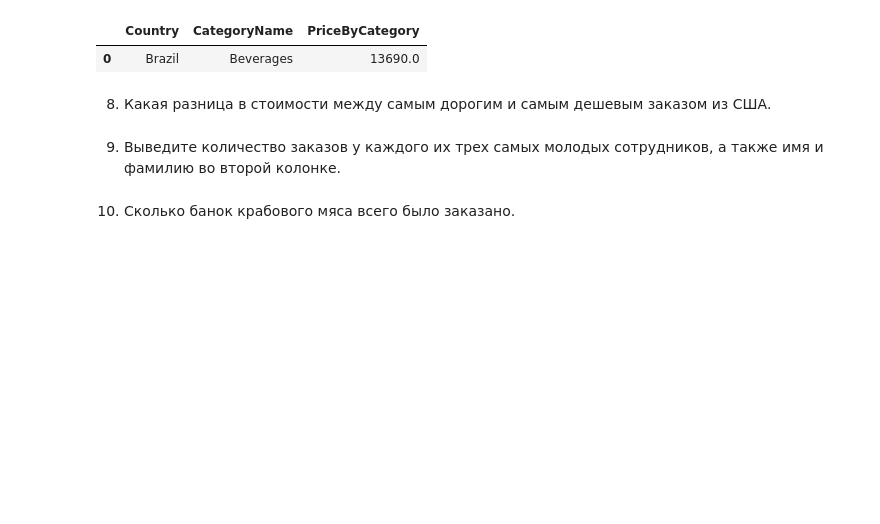
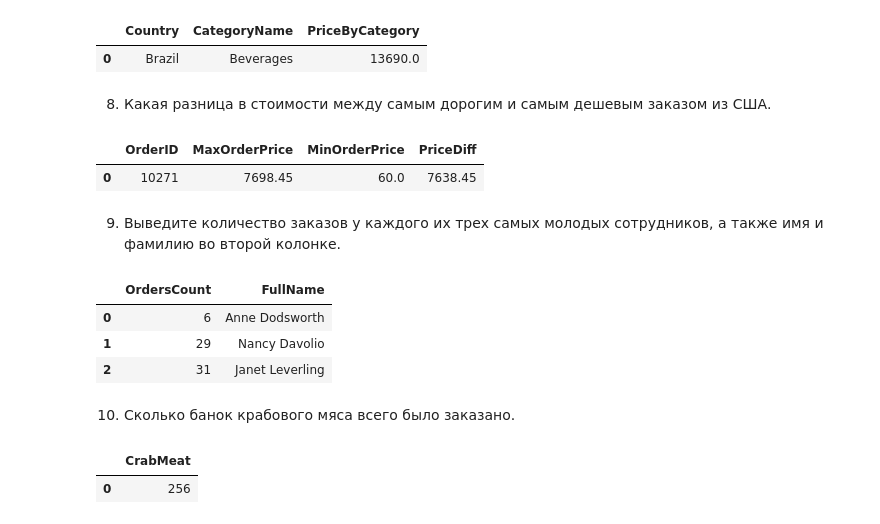
Before and after one commit to Geriys/VKirillV, a Jupyter notebook: HW_1_sql_Good.ipynb, the cells around one changed output. Saved outputs shown, nothing was run; the diff lists cells and outputs as text; code cells hidden in the pictures; blank space fills up the shorter version.

```diff
--- a/HW_1_sql_Good.ipynb
+++ b/HW_1_sql_Good.ipynb
@@ -231,2 +267,20 @@ pd.read_sql(
+# %%
+tasks+=1
+pd.read_sql(
+    '''
+    SELECT OrderID,MAX(OrderPrice) AS MaxOrderPrice, MIN(OrderPrice) AS MinOrderPrice, MAX(OrderPrice) - MIN(OrderPrice) AS PriceDiff
+    FROM(SELECT OrderID, SUM(PositionPrice) AS OrderPrice
+        FROM( SELECT *, (Quantity * Price) AS PositionPrice
+            FROM Orders INNER JOIN Customers ON Orders.CustomerID = Customers.CustomerID
+                        INNER JOIN OrderDetails ON OrderDetails.OrderID = Orders.OrderID
+                        INNER JOIN Products ON OrderDetails.ProductID = Products.ProductID
+            WHERE Country = 'USA') AS PositionPrice
+    GROUP BY OrderID) AS MaxMinPrice
+    ''',
+    con,
+)
+# %% [output]
+|  | OrderID | MaxOrderPrice | MinOrderPrice | PriceDiff |
+| 0 | 10271 | 7698.45 | 60.0 | 7638.45 |
 # %% [markdown]
 9. Выведите количество заказов у каждого их трех самых молодых сотрудников, а также имя и фамилию во второй колонке.
@@ -241,2 +287,19 @@ pd.read_sql(
+# %%
+tasks+=1
+pd.read_sql(
+    '''
+    SELECT COUNT(OrderID) AS OrdersCount, (FirstName ||' '|| LastName) AS FullName
+    FROM Orders INNER JOIN (SELECT * FROM Employees
+    ORDER BY substr(BirthDate, 7) || substr(BirthDate, 4, 2) || substr(BirthDate, 1, 2) DESC, EmployeeID ASC LIMIT 3) AS Top3YoungEmployee ON Top3YoungEmployee.EmployeeID = Orders.EmployeeID
+    GROUP BY FullName
+    ORDER BY OrdersCount ASC
+    ''',
+    con,
+)
+# %% [output]
+|  | OrdersCount | FullName |
+| 0 | 6 | Anne Dodsworth |
+| 1 | 29 | Nancy Davolio |
+| 2 | 31 | Janet Leverling |
 # %% [markdown]
 10. Сколько банок крабового мяса всего было заказано.
@@ -251,3 +306,16 @@ pd.read_sql(
+# %%
+tasks+=1
+pd.read_sql(
+    '''
+    SELECT SUM(Quantity) AS CrabMeat
+    FROM(SELECT * FROM Products INNER JOIN OrderDetails ON OrderDetails.ProductID = Products.ProductID
+    WHERE ProductName LIKE "%meat%")
+    ''',
+    con,
+)
+# %% [output]
+|  | CrabMeat |
+| 0 | 256 |
 # %%
 if tasks==10:
     print('Выполнены все задания 🙂')
```
Also changed, not shown: parts of 8 cells of this notebook.
